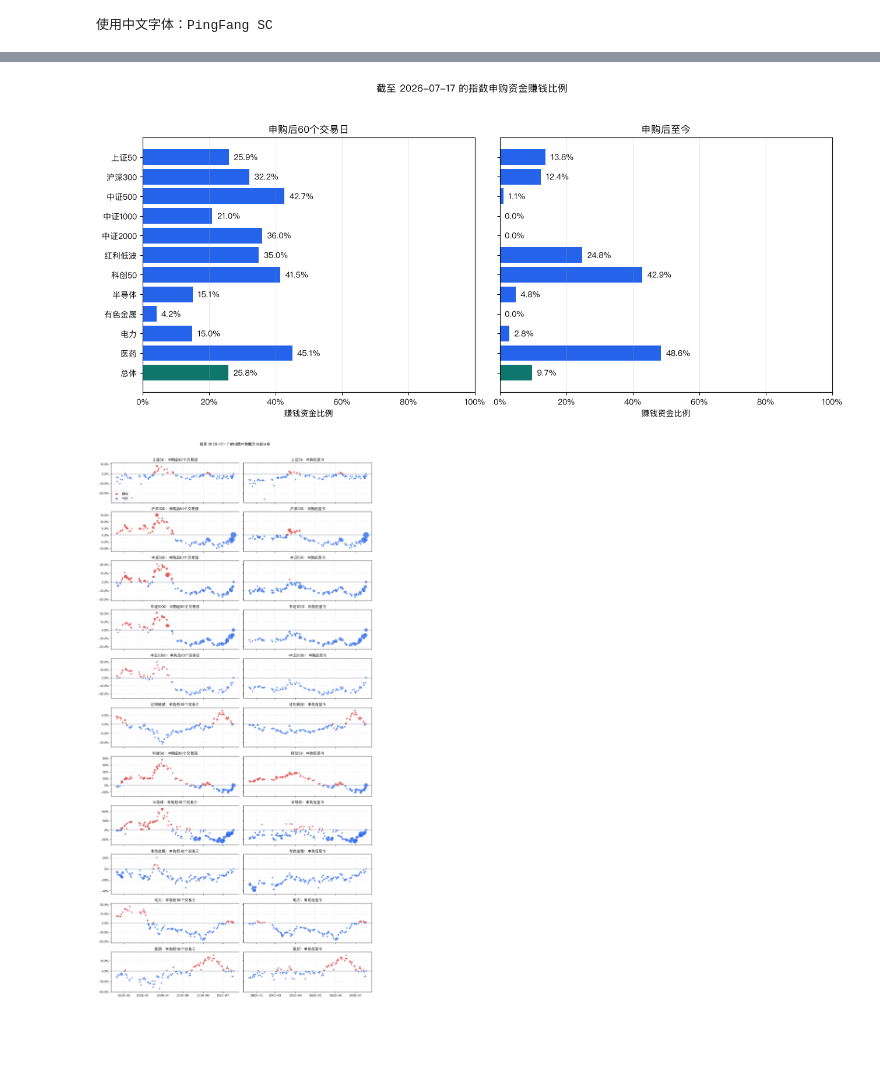
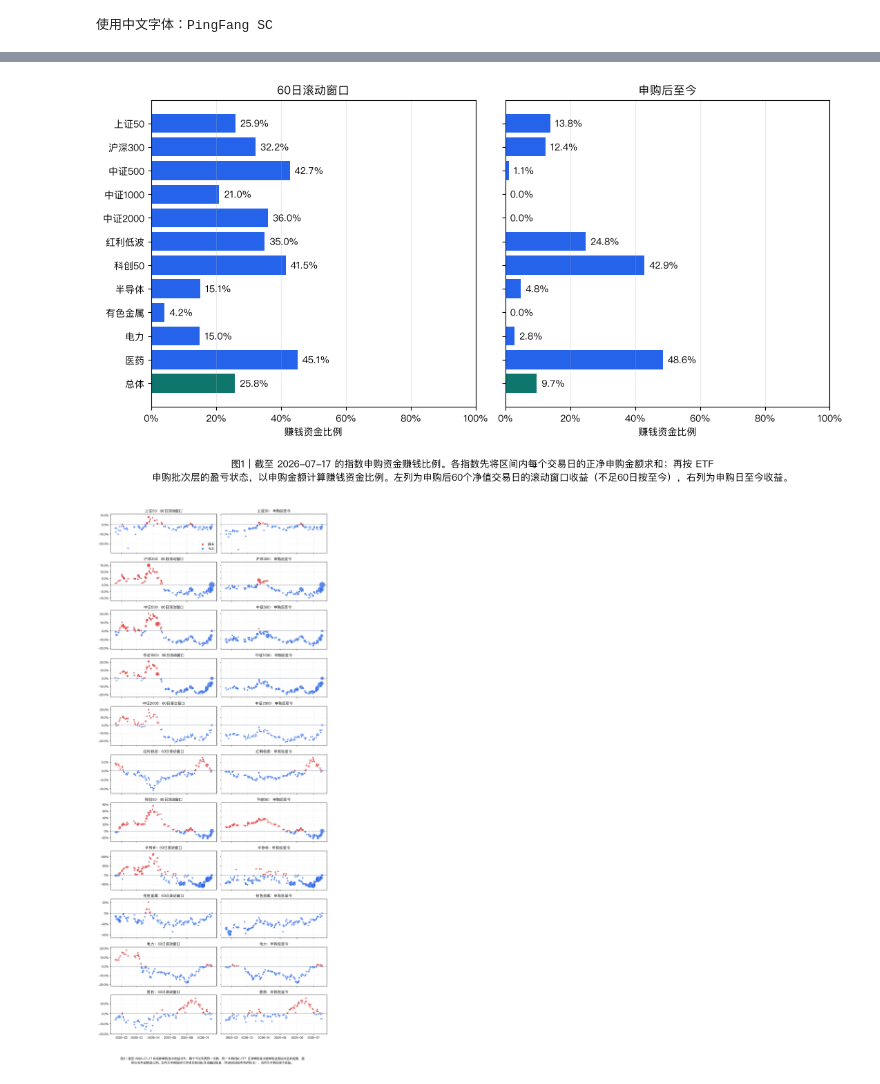
Before and after one commit to zyye00/mme, a Jupyter notebook: analyze_etf.ipynb, the cells around one changed output, grey strips where cells are left out. Drawn from its saved outputs; the diff is of its cells as text; code cells hidden in the pictures; blank space fills up the shorter version.

Commit message:
feat: Improve plotting

```diff
--- a/analyze_etf.ipynb
+++ b/analyze_etf.ipynb
@@ -122,8 +123,8 @@ display(display_summary.style.hide(axis='index').format({'正净申购金额': '
 # %%
 labels = summary['index_name']
 bar_colors = ['#0F766E' if code == 'ALL' else '#2563EB' for code in summary['index_code']]
-ratio_panels = [('profitable_capital_ratio_60_trade_days', '申购后60个交易日'), ('profitable_capital_ratio_to_date', '申购后至今')]
-figure, axes = plt.subplots(1, 2, figsize=(13, 6), sharey=True)
+ratio_panels = [('profitable_capital_ratio_60_trade_days', '60日滚动窗口'), ('profitable_capital_ratio_to_date', '申购后至今')]
+figure, axes = plt.subplots(1, 2, figsize=(11, 6), sharey=True)
 for axis, (ratio_column, title) in zip(axes, ratio_panels):
     ratios = summary[ratio_column].fillna(0)
     bars = axis.barh(labels, ratios, color=bar_colors)
@@ -135,38 +136,65 @@ for axis, (ratio_column, title) in zip(axes, ratio_panels):
     for bar, ratio, raw_ratio in zip(bars, ratios, summary[ratio_column]):
         axis.text(min(ratio + 0.015, 0.94), bar.get_y() + bar.get_height() / 2, '—' if pd.isna(raw_ratio) else f'{ratio:.1%}', va='center')
 axes[0].invert_yaxis()
 axes[1].tick_params(axis='y', labelleft=False)
-figure.suptitle(f'截至 {as_of_date} 的指数申购资金赚钱比例')
-plt.tight_layout(rect=[0, 0, 1, 0.94])
+figure.text(0.5, 0.01, fill(f'图1｜截至 {as_of_date} 的指数申购资金赚钱比例。各指数先将区间内每个交易日的正净申购金额求和；再按 ETF 申购批次层的盈亏状态，以申购金额计算赚钱资金比例。左列为申购后60个净值交易日的滚动窗口收益（不足60日按至今），右列为申购日至今收益。', width=70), ha='center', va='bottom', fontsize=10)
+plt.tight_layout(rect=[0, 0.10, 1, 1])
 plt.show()
 
 index_rows = result.index_reference.to_dict('records')
-figure, axes = plt.subplots(len(index_rows), 2, figsize=(13, max(5, 2.4 * len(index_rows))), sharex=True, sharey='row', squeeze=False)
+figure, axes = plt.subplots(len(index_rows), 2, figsize=(11, max(5, 2.4 * len(index_rows))), sharex=True, sharey='row', squeeze=False)
 maximum_amount = index_daily_batches['estimated_subscription_amount'].max() if not index_daily_batches.empty else 1
 for row_index, index_row in enumerate(index_rows):
     data = index_daily_batches.loc[index_daily_batches['index_code'] == index_row['index_code']]
     bubble_sizes = 25 + 375 * data['estimated_subscription_amount'] / maximum_amount
     combined_returns = data[['return_60_trade_days', 'return_to_date']].stack()
     lower, upper = (min(combined_returns.min(), 0), max(combined_returns.max(), 0)) if not combined_returns.empty else (-0.01, 0.01)
     padding = max((upper - lower) * 0.1, 0.01)
-    for column_index, (return_column, profitable_column, title) in enumerate([('return_60_trade_days', 'profitable_60_trade_days', '申购后60个交易日'), ('return_to_date', 'profitable_to_date', '申购后至今')]):
+    for column_index, (return_column, profitable_column, title) in enumerate([('return_60_trade_days', 'profitable_60_trade_days', '60日滚动窗口'), ('return_to_date', 'profitable_to_date', '申购后至今')]):
         axis = axes[row_index, column_index]
         if data.empty:
             axis.text(0.5, 0.5, '无正净申购批次', ha='center', va='center', transform=axis.transAxes)
         else:
             colors = data[profitable_column].map({True: '#DC2626', False: '#2563EB'})
             axis.scatter(data['subscription_date'], data[return_column], s=bubble_sizes, c=colors, alpha=0.75, edgecolors='white', linewidths=0.5)
         axis.axhline(0, color='#64748B', linewidth=0.8)
         axis.set_ylim(lower - padding, upper + padding)
         axis.yaxis.set_major_formatter(PercentFormatter(1))
         axis.set_title(f"{index_row['index_name']}：{title}")
         axis.grid(alpha=0.2)
         if column_index:
             axis.tick_params(axis='y', labelleft=False)
 axes[0, 0].legend(handles=[Line2D([], [], marker='o', color='w', markerfacecolor='#DC2626', label='赚钱', markersize=7), Line2D([], [], marker='o', color='w', markerfacecolor='#2563EB', label='亏损', markersize=7)], loc='best')
-figure.suptitle(f'截至 {as_of_date} 的指数申购批次收益分布')
-plt.tight_layout(rect=[0, 0, 1, 0.97])
+figure.text(0.5, 0.01, fill(f'图2｜截至 {as_of_date} 的指数申购批次收益分布。每个气泡代表同一指数、同一申购日的 ETF 正净申购批次按申购金额合并后的结果，面积与合并金额成比例。左列为申购后60个净值交易日的滚动窗口收益（不足60日按共同评价日），右列为申购日至今收益。', width=70), ha='center', va='bottom', fontsize=10)
+plt.tight_layout(rect=[0, 0.05, 1, 1])
 plt.show()
+
+index_daily_ratios = result.batches.groupby(['index_code', 'index_name', 'index_order', 'subscription_date'], as_index=False).agg(subscription_amount=('estimated_subscription_amount', 'sum'), profitable_amount_60_trade_days=('profitable_amount_60_trade_days', 'sum'), profitable_amount_to_date=('profitable_amount_to_date', 'sum'))
+index_daily_ratios['full_period_subscription_amount'] = index_daily_ratios.groupby('index_code')['subscription_amount'].transform('sum')
+index_daily_ratios['profitable_capital_ratio_60_trade_days'] = index_daily_ratios['profitable_amount_60_trade_days'] / index_daily_ratios['full_period_subscription_amount']
+index_daily_ratios['profitable_capital_ratio_to_date'] = index_daily_ratios['profitable_amount_to_date'] / index_daily_ratios['full_period_subscription_amount']
+line_definitions = [('profitable_capital_ratio_60_trade_days', '#7C3AED', '60日滚动窗口'), ('profitable_capital_ratio_to_date', '#D97706', '申购后至今')]
+figure, axes = plt.subplots(len(index_rows), 1, figsize=(11, max(5, 2.2 * len(index_rows))), sharex=True, squeeze=False)
+for row_index, index_row in enumerate(index_rows):
+    axis = axes[row_index, 0]
+    data = index_daily_ratios.loc[index_daily_ratios['index_code'] == index_row['index_code']]
+    if data.empty:
+        axis.text(0.5, 0.5, '无正净申购批次', ha='center', va='center', transform=axis.transAxes)
+    else:
+        for ratio_column, color, label in line_definitions:
+            axis.plot(data['subscription_date'], data[ratio_column], color=color, label=label)
+    axis.axhline(0, color='#64748B', linewidth=0.8)
+    axis.set_title(index_row['index_name'], loc='left')
+    maximum_ratio = data[[definition[0] for definition in line_definitions]].max().max() if not data.empty else 0
+    axis.set_ylim(0, max(maximum_ratio * 1.15, 0.01))
+    axis.yaxis.set_major_formatter(PercentFormatter(1))
+    axis.grid(alpha=0.2)
+    axis.margins(x=0)
+axes[0, 0].legend(loc='best')
+axes[-1, 0].set_xlabel('申购日')
+figure.text(0.5, 0.01, fill(f'图3｜截至 {as_of_date} 的指数每日赚钱资金占全期申购资金比例。每条线以该指数全分析期全部正净申购金额为固定分母；紫线以当日60日滚动窗口收益为正的批次金额为分子，琥珀线以当日申购后至今收益为正的批次金额为分子。每日值描述对全期赚钱资金的贡献，不代表当天申购资金内部的赚钱比例。', width=70), ha='center', va='bottom', fontsize=10)
+plt.tight_layout(rect=[0, 0.04, 1, 1])
+plt.show()
 # %% [output]
-[figure, old version]
+[figure, new version]
-[figure, old version]
+[figure, new version]
```
Also changed, not shown: parts of 2 cells of this notebook.
